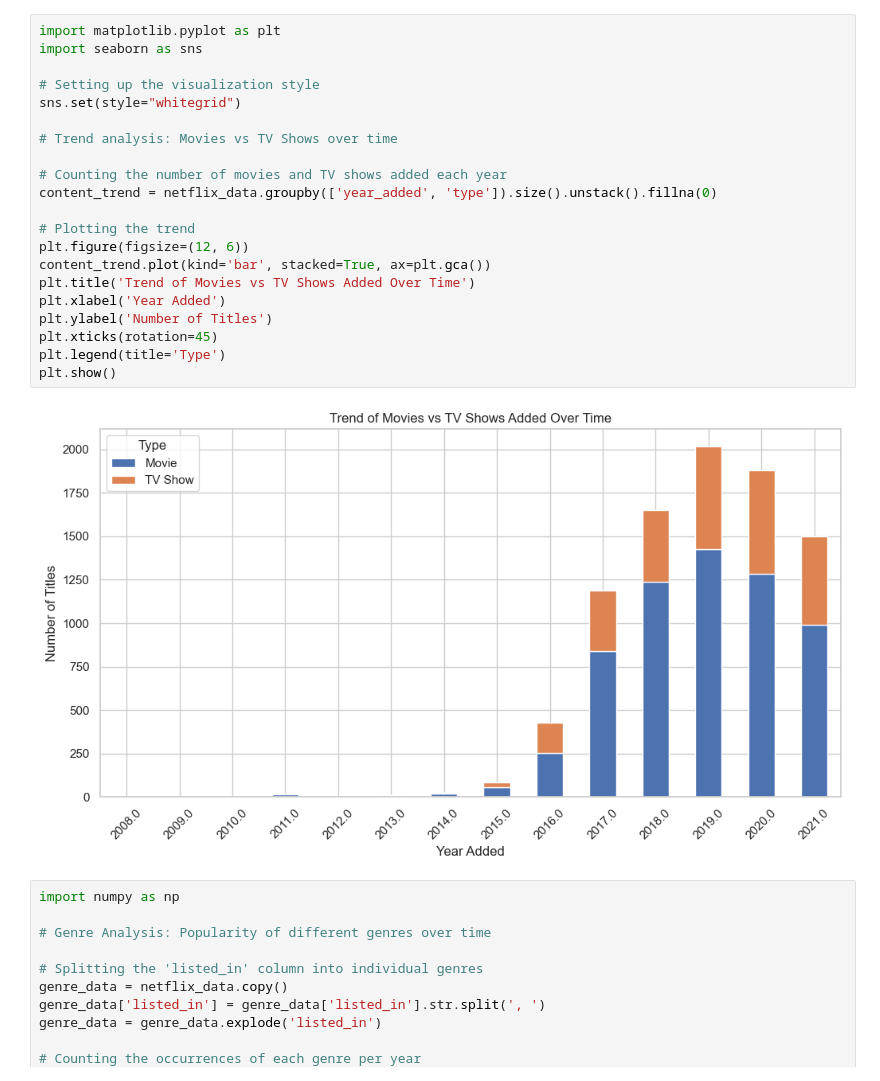
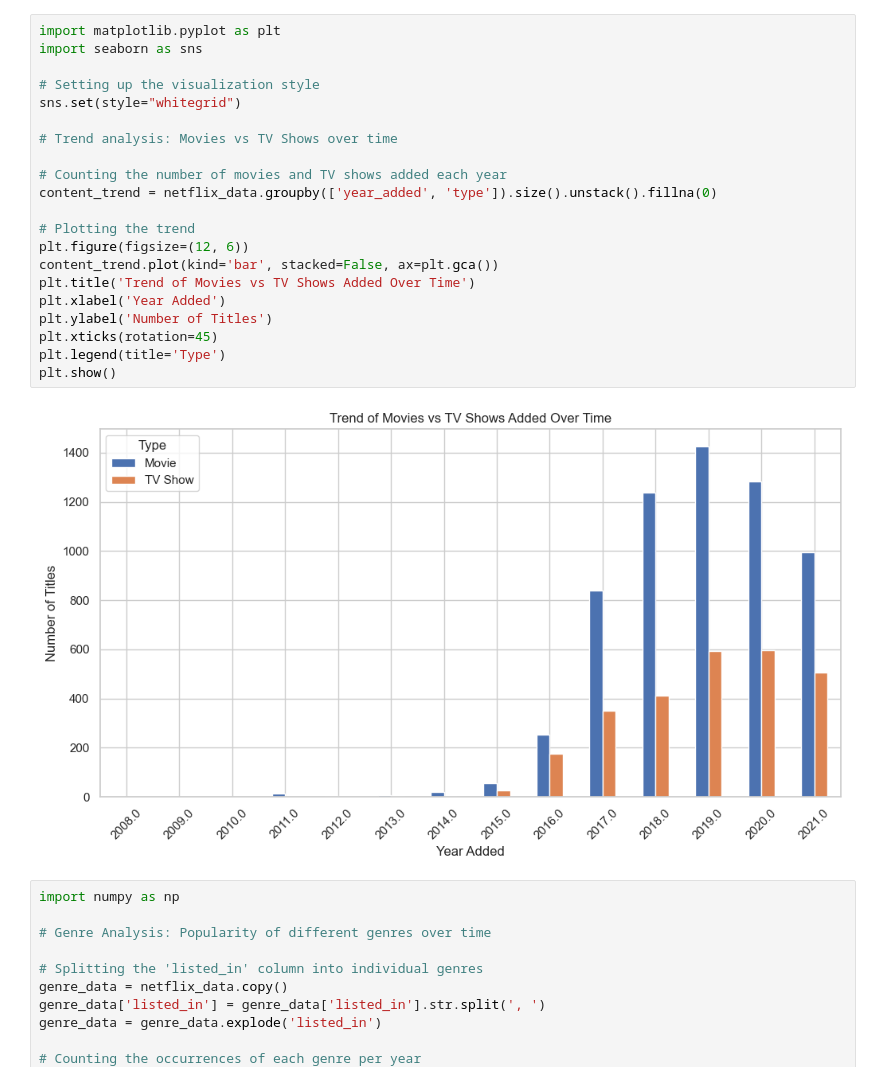
Before and after one commit to CSHieuV/MetaDataAnalysisCompetition, a Jupyter notebook: MetaAnalysis.ipynb, the cells around one changed output. Cells and saved outputs as stored; diff of their text form.

Commit message:
Changed bar plot

```diff
--- a/MetaAnalysis.ipynb
+++ b/MetaAnalysis.ipynb
@@ -79,26 +79,26 @@ dtype: int64
 # %%
 import matplotlib.pyplot as plt
 import seaborn as sns
 
 # Setting up the visualization style
 sns.set(style="whitegrid")
 
 # Trend analysis: Movies vs TV Shows over time
 
 # Counting the number of movies and TV shows added each year
 content_trend = netflix_data.groupby(['year_added', 'type']).size().unstack().fillna(0)
 
 # Plotting the trend
 plt.figure(figsize=(12, 6))
-content_trend.plot(kind='bar', stacked=True, ax=plt.gca())
+content_trend.plot(kind='bar', stacked=False, ax=plt.gca())
 plt.title('Trend of Movies vs TV Shows Added Over Time')
 plt.xlabel('Year Added')
 plt.ylabel('Number of Titles')
 plt.xticks(rotation=45)
 plt.legend(title='Type')
 plt.show()
 # %% [output]
-[figure, old version]
+[figure, new version]
 # %%
 import numpy as np
 
```
Also changed, not shown: parts of 2 cells of this notebook.
